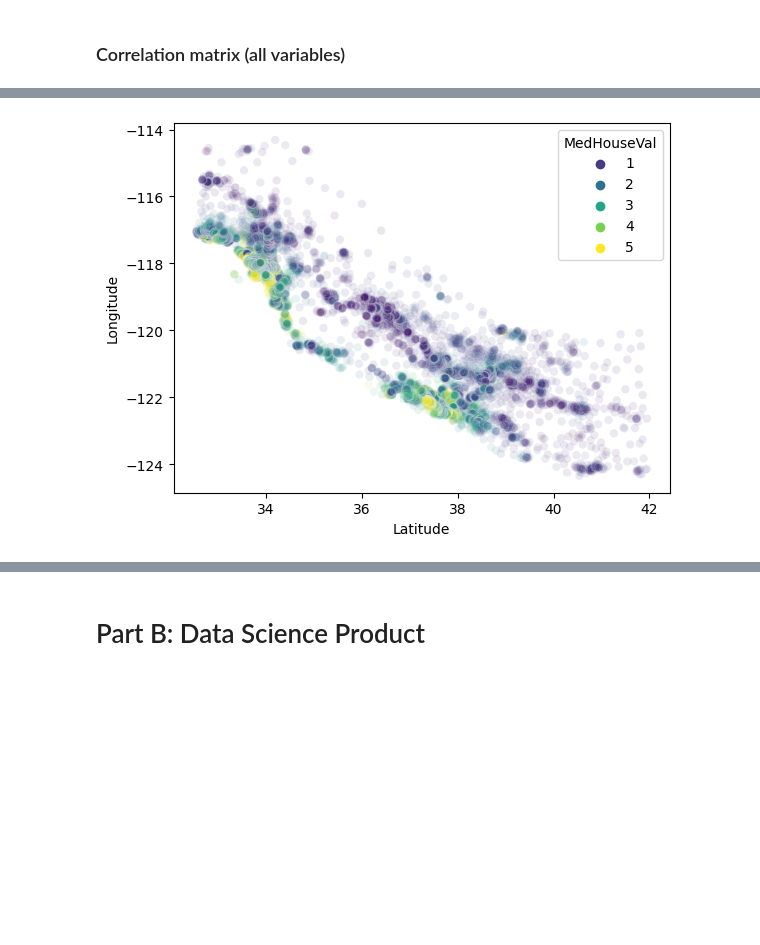
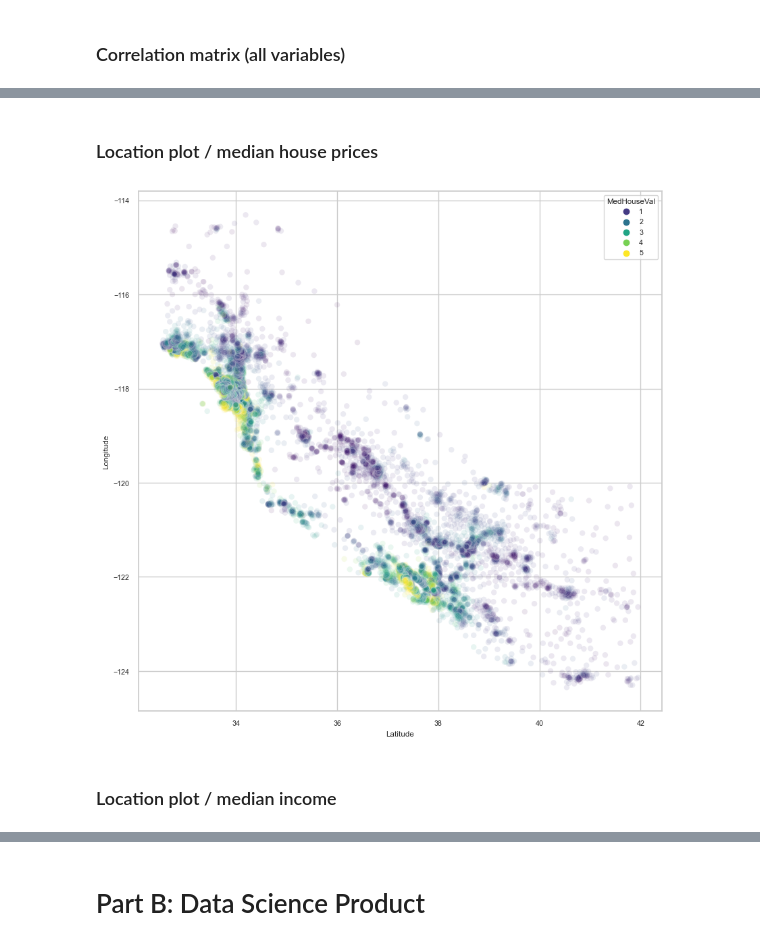
Before and after one commit to dadavie/DS4C, a Jupyter notebook: Notebooks/DS4C.ipynb, the cells around one changed output, grey strips where cells are left out. Drawn from its saved outputs; the diff is of its cells as text; code cells hidden in the pictures; blank space fills up the shorter version.

```diff
--- a/Notebooks/DS4C.ipynb
+++ b/Notebooks/DS4C.ipynb
@@ -201,0 +216,4 @@ hm = sns.heatmap(cm,
+# %%
+plt.figure(figsize=(10,10))
+sns.set_style(style='whitegrid')
+sns.scatterplot(data=df, x='Latitude', y='Longitude', size='Population', sizes=(4, 200), palette='viridis', alpha=0.1);
@@ -202,4 +222,10 @@ hm = sns.heatmap(cm,
+# %% [markdown]
+### Location plot / median house prices
 # %%
+plt.figure(figsize=(10,10))
+sns.set_style(style='whitegrid')
 sns.scatterplot(data=df, x='Latitude', y='Longitude', hue='MedHouseVal', palette='viridis', alpha=0.1);
 # %% [output]
-[figure, old version]
+[figure, new version]
+# %% [markdown]
+### Location plot / median income
```
Also changed, not shown: parts of 36 cells of this notebook.
